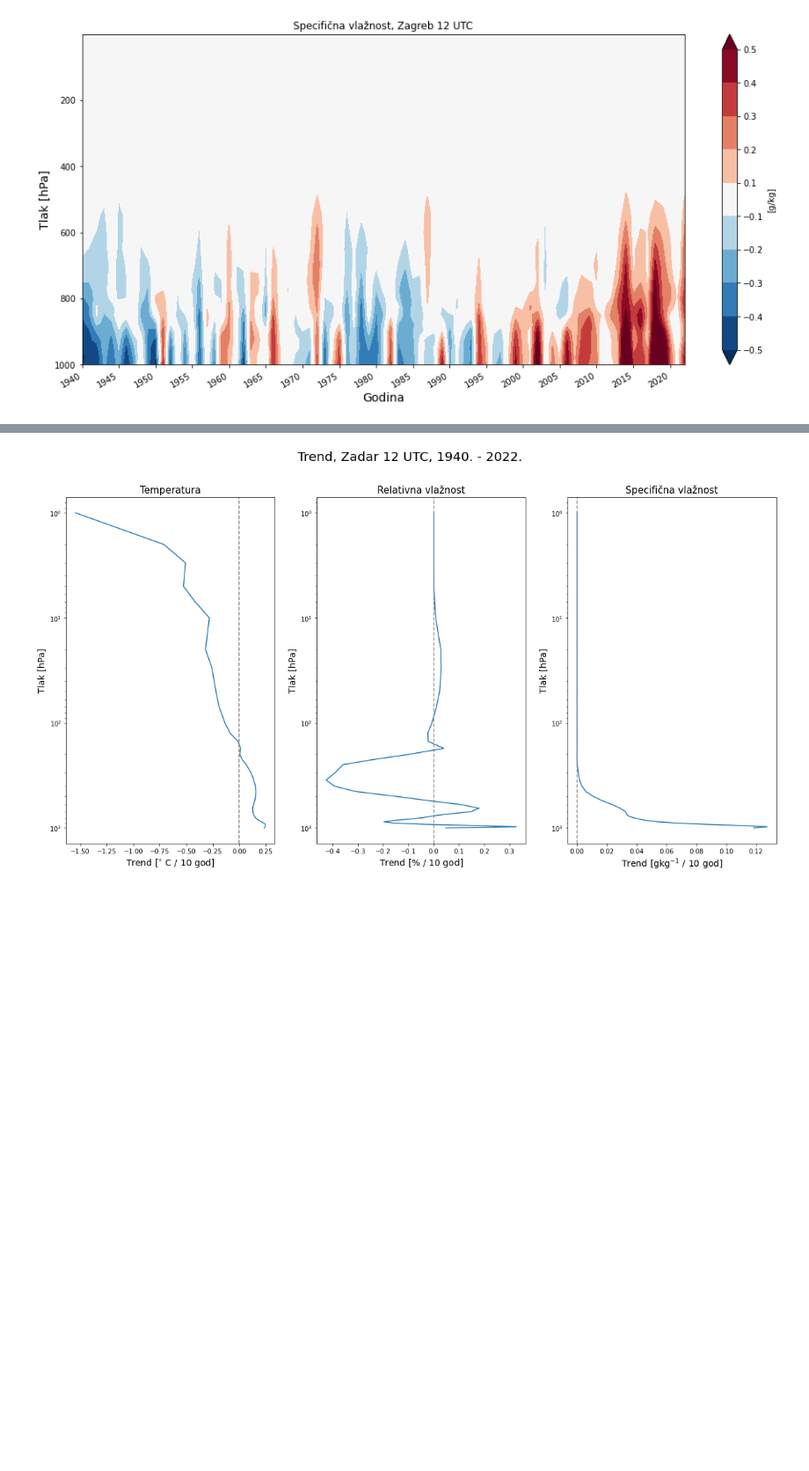
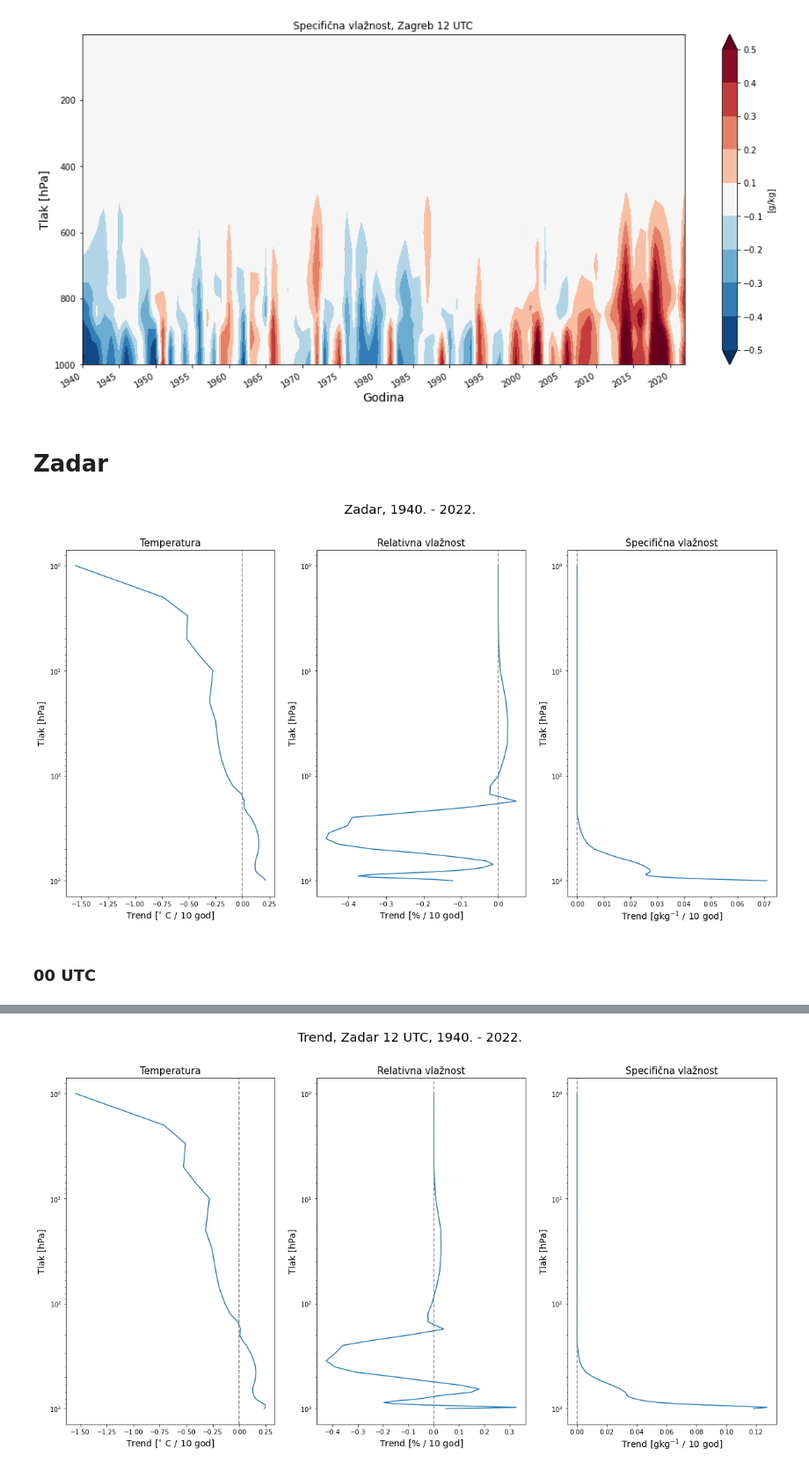
Before and after one commit to oyrad/diplomatic-work, a Jupyter notebook: main.ipynb, the cells around one changed output, grey strips where cells are left out. Shown at 88% size. Saved outputs shown, nothing was run; the diff lists cells and outputs as text; code cells hidden in the pictures; blank space fills up the shorter version.

```diff
--- a/main.ipynb
+++ b/main.ipynb
@@ -24,10 +31 @@ zg_spec_12 = fn.load_data(file_path="data/zg_spec_12.nc", variable="q")
-# %%
-zd_temp_00 = fn.load_data(file_path="data/zd_temp_00.nc", variable="t")
-zd_temp_12 = fn.load_data(file_path="data/zd_temp_12.nc", variable="t")
-
-zd_rel_00 = fn.load_data(file_path="data/zd_rel_00.nc", variable="r")
-zd_rel_12 = fn.load_data(file_path="data/zd_rel_12.nc", variable="r")
-
-zd_spec_00 = fn.load_data(file_path="data/zd_spec_00.nc", variable="q")
-zd_spec_12 = fn.load_data(file_path="data/zd_spec_12.nc", variable="q")
 # %% [markdown]
@@ -108,3 +88,13 @@ graph.hovmoeller(zg_spec_12, levels, cmap_levels=hovmoeller_spec_levels, cmap_la
 plt.savefig("images/hovmoeller/hov_zg_spec_12")
 # %% [output]
 [figure]
+# %% [markdown]
+# Zadar
+# %%
+graph.trend2(zd_temp_00, zd_temp_12, zd_rel_00, zd_rel_12, zd_spec_00, zd_spec_12, levels, "Zadar, 1940. - 2022.")
+
+plt.savefig("images/trend/trend_zd_mean.png")
+# %% [output]
+[figure, added]
+# %% [markdown]
+### 00 UTC
```
Also changed, not shown: parts of 17 cells of this notebook, 4 other files.
